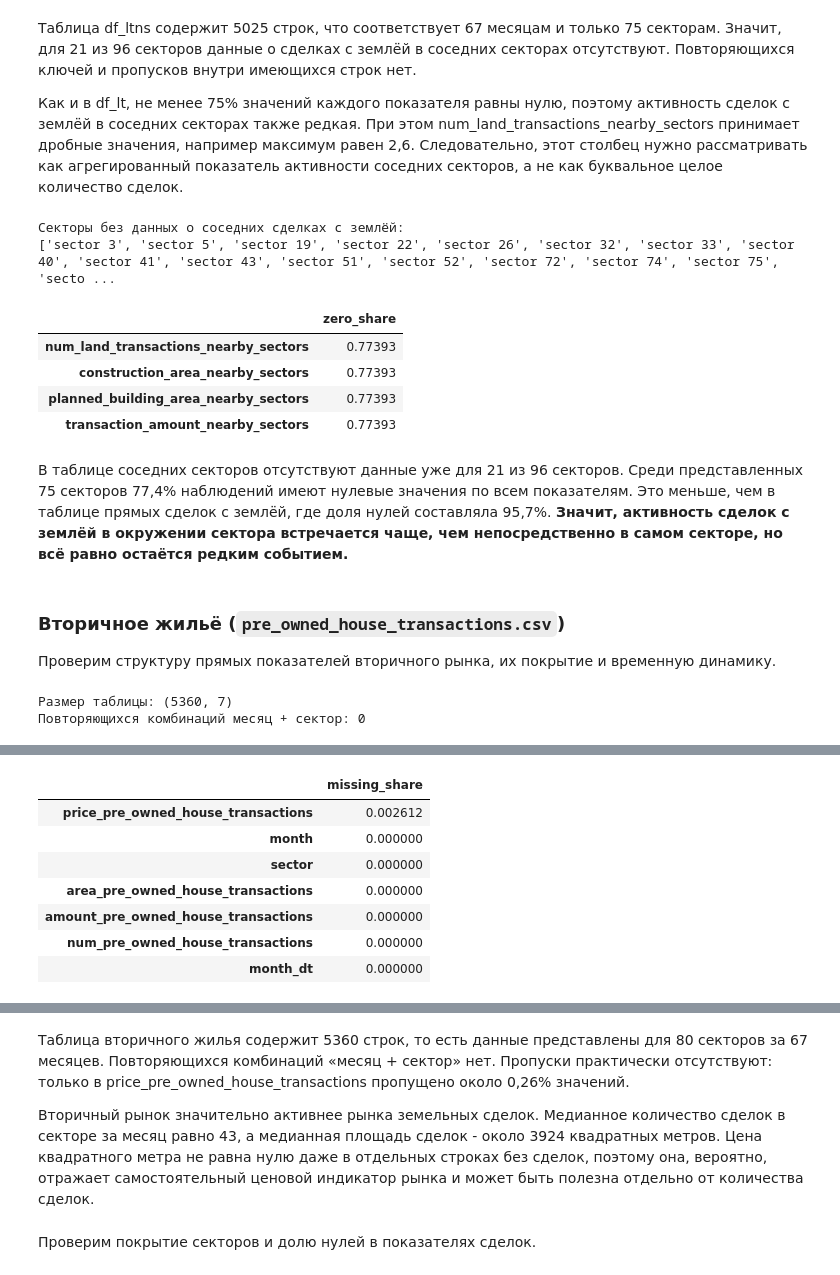
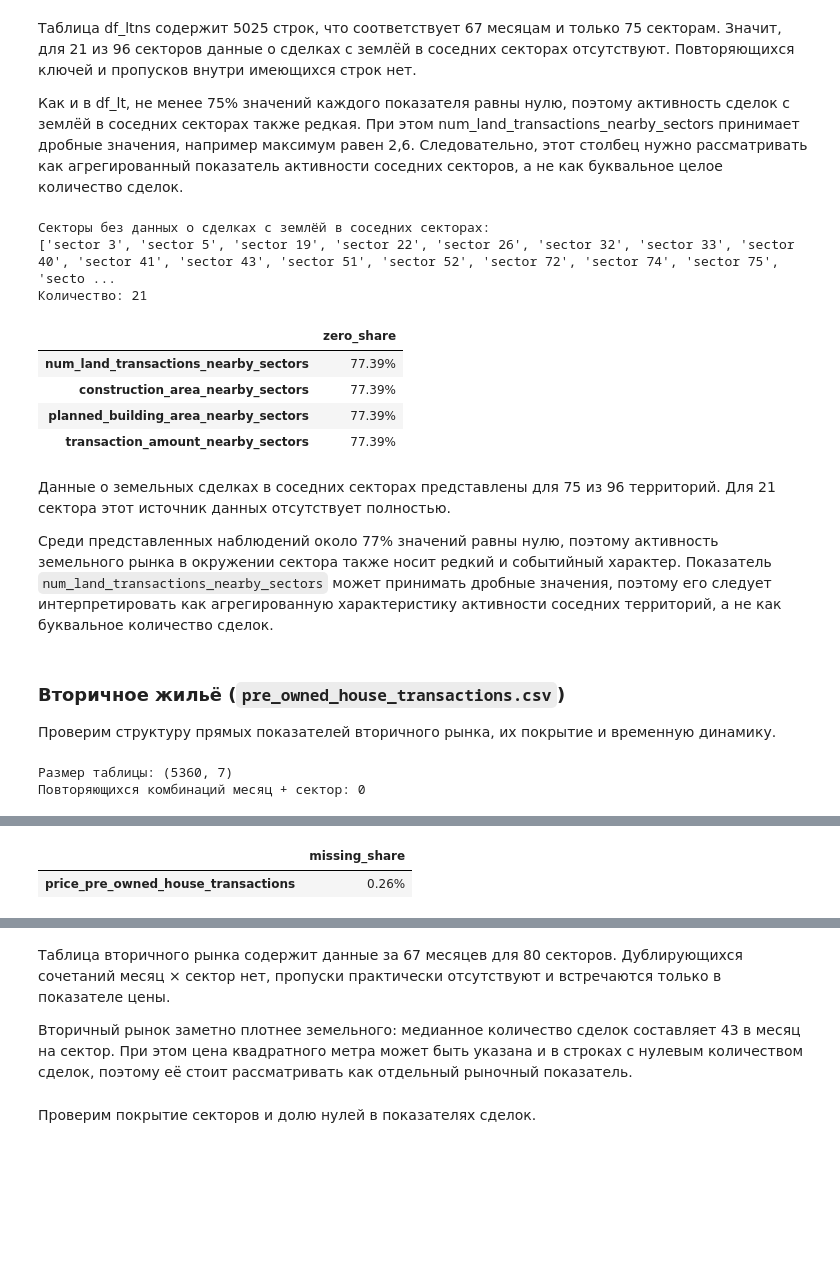
Before and after one commit to nikkyzp/ml-project, a Jupyter notebook: EDA.ipynb, the cells around one changed output, grey strips where cells are left out. Drawn from its saved outputs; the diff is of its cells as text; code cells hidden in the pictures; blank space fills up the shorter version.

```diff
--- a/EDA.ipynb
+++ b/EDA.ipynb
@@ -1173,33 +1166,40 @@ nearby_land_missing_sectors = sorted(
     key=lambda value: int(value.split()[-1])
 )
 
-print("Секторы без данных о соседних сделках с землёй:")
+print("Секторы без данных о сделках с землёй в соседних секторах:")
 print(nearby_land_missing_sectors)
+print("Количество:", len(nearby_land_missing_sectors))
 
 nearby_land_features = [
     "num_land_transactions_nearby_sectors",
     "construction_area_nearby_sectors",
     "planned_building_area_nearby_sectors",
-    "transaction_amount_nearby_sectors"
+    "transaction_amount_nearby_sectors",
 ]
 
 nearby_land_zero_share = (
     (df_ltns_eda[nearby_land_features] == 0)
     .mean()
+    .sort_values(ascending=False)
     .to_frame("zero_share")
 )
 
-display(nearby_land_zero_share)
+display(
+    nearby_land_zero_share.style.format("{:.2%}")
+)
 # %% [output]
-Секторы без данных о соседних сделках с землёй:
+Секторы без данных о сделках с землёй в соседних секторах:
 ['sector 3', 'sector 5', 'sector 19', 'sector 22', 'sector 26', 'sector 32', 'sector 33', 'sector 40', 'sector 41', 'sector 43', 'sector 51', 'sector 52', 'sector 72', 'sector 74', 'sector 75', 'secto ...
+Количество: 21
 |  | zero_share |
-| num_land_transactions_nearby_sectors | 0.77393 |
-| construction_area_nearby_sectors | 0.77393 |
-| planned_building_area_nearby_sectors | 0.77393 |
-| transaction_amount_nearby_sectors | 0.77393 |
+| num_land_transactions_nearby_sectors | 77.39% |
+| construction_area_nearby_sectors | 77.39% |
+| planned_building_area_nearby_sectors | 77.39% |
+| transaction_amount_nearby_sectors | 77.39% |
 # %% [markdown]
-В таблице соседних секторов отсутствуют данные уже для 21 из 96 секторов. Среди представленных 75 секторов 77,4% наблюдений имеют нулевые значения по всем показателям. Это меньше, чем в таблице прямых сделок с землёй, где доля нулей составляла 95,7%. **Значит, активность сделок с землёй в окружении сектора встречается чаще, чем непосредственно в самом секторе, но всё равно остаётся редким событием.**
+Данные о земельных сделках в соседних секторах представлены для 75 из 96 территорий. Для 21 сектора этот источник данных отсутствует полностью.
+
+Среди представленных наблюдений около 77% значений равны нулю, поэтому активность земельного рынка в окружении сектора также носит редкий и событийный характер. Показатель `num_land_transactions_nearby_sectors` может принимать дробные значения, поэтому его следует интерпретировать как агрегированную характеристику активности соседних территорий, а не как буквальное количество сделок.
 # %% [markdown]
 ### Вторичное жильё (`pre_owned_house_transactions.csv`)
 
@@ -1214,50 +1214,49 @@ print("Размер таблицы:", df_poht_eda.shape)
 print(
     "Повторяющихся комбинаций месяц + сектор:",
     df_poht_eda.duplicated(["month_dt", "sector"]).sum()
 )
 
 display(df_poht_eda.head())
 
-display(
+poht_missing = (
     df_poht_eda
     .isna()
     .mean()
     .sort_values(ascending=False)
+)
+
+display(
+    poht_missing[poht_missing > 0]
     .to_frame("missing_share")
+    .style.format("{:.2%}")
 )
 
 display(
     df_poht_eda
     .select_dtypes(include="number")
     .describe()
     .T
 )
 # %% [output]
 Размер таблицы: (5360, 7)
 Повторяющихся комбинаций месяц + сектор: 0
 |  | month | sector | area_pre_owned_house_transactions | amount_pre_owned_house_transactions | num_pre_owned_house_transactions | ... |
 | 0 | 2019-Jan | sector 35 | 548 | 33.200 | 6 | ... |
 | 1 | 2019-Jan | sector 23 | 3376 | 9137.764 | 48 | ... |
 | 2 | 2019-Jan | sector 80 | 3804 | 8980.000 | 44 | ... |
 | 3 | 2019-Jan | sector 53 | 0 | 0.000 | 0 | ... |
 | 4 | 2019-Jan | sector 84 | 9941 | 51515.904 | 103 | ... |
 |  | missing_share |
-| price_pre_owned_house_transactions | 0.002612 |
-| month | 0.000000 |
-| sector | 0.000000 |
-| area_pre_owned_house_transactions | 0.000000 |
-| amount_pre_owned_house_transactions | 0.000000 |
-| num_pre_owned_house_transactions | 0.000000 |
-| month_dt | 0.000000 |
+| price_pre_owned_house_transactions | 0.26% |
 |  | count | mean | std | min | 25% | 50% | 75% | max |
 | area_pre_owned_house_transactions | 5360.0 | 6710.607090 | 11001.942151 | 0.000000 | 1208.000000 | 3923.50000 | 8423.50000 | 126073.0000 |
 | amount_pre_owned_house_transactions | 5360.0 | 18570.648029 | 24607.779383 | 0.000000 | 2715.500000 | 10052.50000 | 24816.50000 | 224737.0000 |
 | num_pre_owned_house_transactions | 5360.0 | 72.300187 | 110.564368 | 0.000000 | 13.000000 | 43.00000 | 92.00000 | 1277.0000 |
 | price_pre_owned_house_transactions | 5346.0 | 27989.769459 | 14955.954131 | 239.130435 | 17500.194137 | 26040.10025 | 35382.18584 | 149937.1502 |
 # %% [markdown]
-Таблица вторичного жилья содержит 5360 строк, то есть данные представлены для 80 секторов за 67 месяцев. Повторяющихся комбинаций «месяц + сектор» нет. Пропуски практически отсутствуют: только в price_pre_owned_house_transactions пропущено около 0,26% значений.
+Таблица вторичного рынка содержит данные за 67 месяцев для 80 секторов. Дублирующихся сочетаний месяц × сектор нет, пропуски практически отсутствуют и встречаются только в показателе цены.
 
-Вторичный рынок значительно активнее рынка земельных сделок. Медианное количество сделок в секторе за месяц равно 43, а медианная площадь сделок - около 3924 квадратных метров. Цена квадратного метра не равна нулю даже в отдельных строках без сделок, поэтому она, вероятно, отражает самостоятельный ценовой индикатор рынка и может быть полезна отдельно от количества сделок.
+Вторичный рынок заметно плотнее земельного: медианное количество сделок составляет 43 в месяц на сектор. При этом цена квадратного метра может быть указана и в строках с нулевым количеством сделок, поэтому её стоит рассматривать как отдельный рыночный показатель.
 # %% [markdown]
 Проверим покрытие секторов и долю нулей в показателях сделок.
 # %%
```
Also changed, not shown: parts of 20 cells of this notebook.
